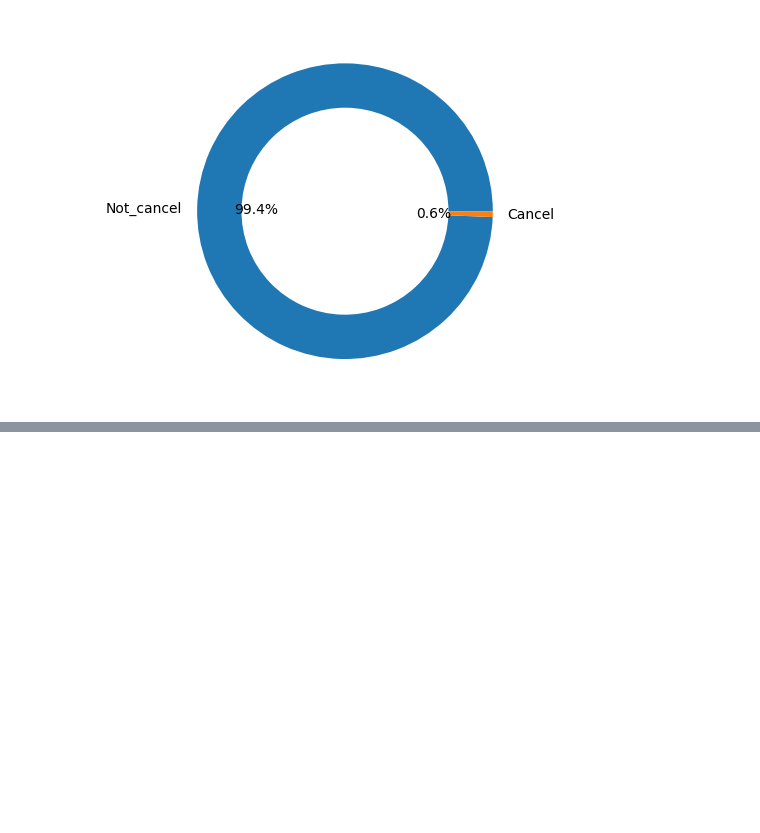
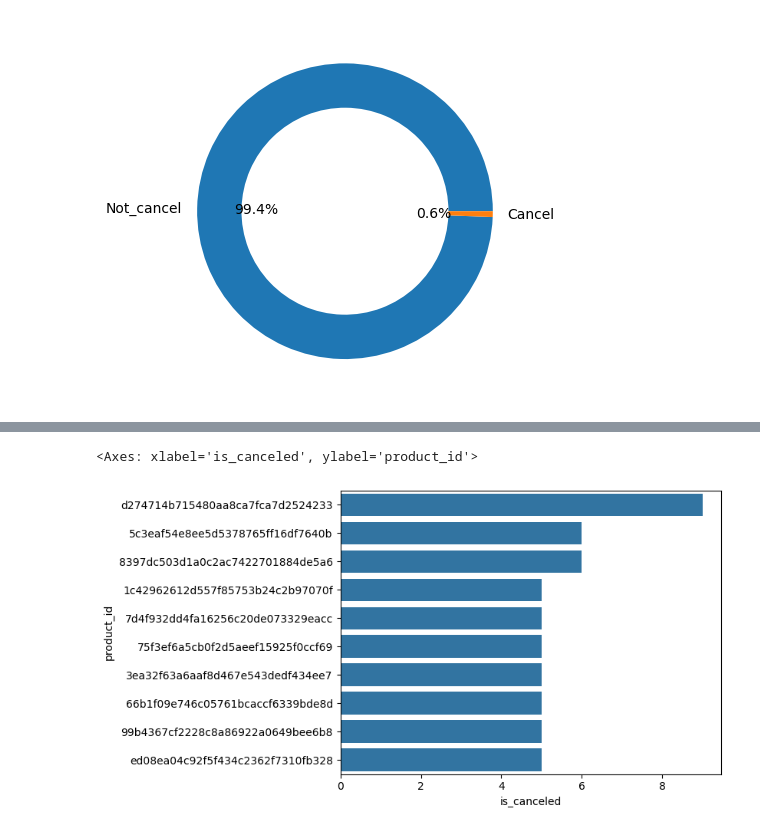
Before and after one commit to FTDS-assignment-bay/p2-final-project-ftds-051-rmt-group-001, a Jupyter notebook: EDA/EDA ver_1.ipynb, the cells around one changed output, grey strips where cells are left out. Cells and saved outputs as stored; diff of their text form; code cells hidden in the pictures; blank space fills up the shorter version.

```diff
--- a/EDA/EDA ver_1.ipynb
+++ b/EDA/EDA ver_1.ipynb
@@ -242,0 +250,8 @@ Name: is_canceled, dtype: int64
+# %%
+product_cancel_rate = (
+    df.groupby('product_id')['is_canceled']
+      .sum()
+      .sort_values(ascending=False)
+)
+
+product_cancel_rate.head(10)
@@ -242,0 +271,7 @@ Name: is_canceled, dtype: int64
+# %%
+top_10_products = product_cancel_rate.head(10)
+# %%
+sns.barplot(top_10_products,orient='h')
+# %% [output]
+<Axes: xlabel='is_canceled', ylabel='product_id'>
+[figure, added]
```
Also changed, not shown: parts of 29 cells of this notebook.
